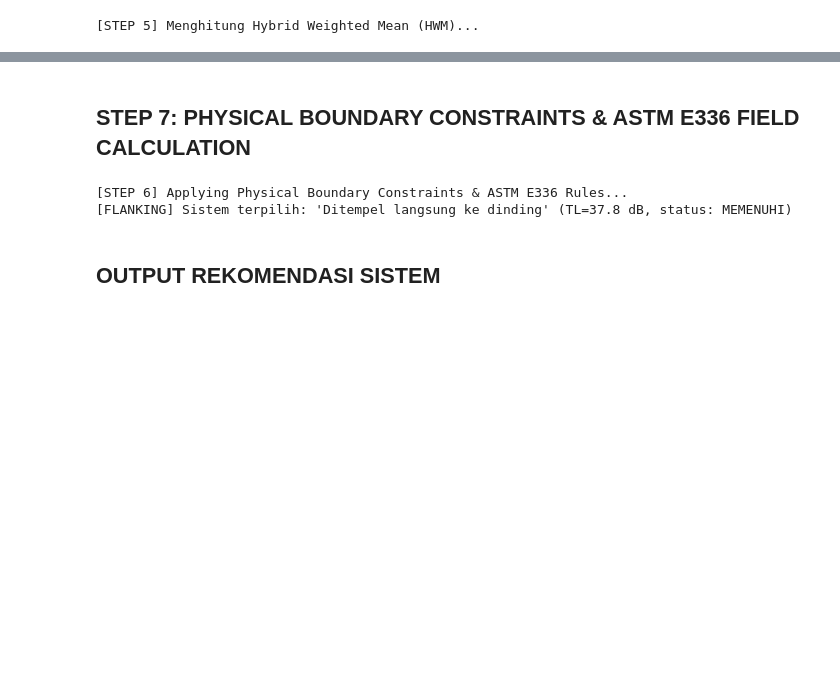
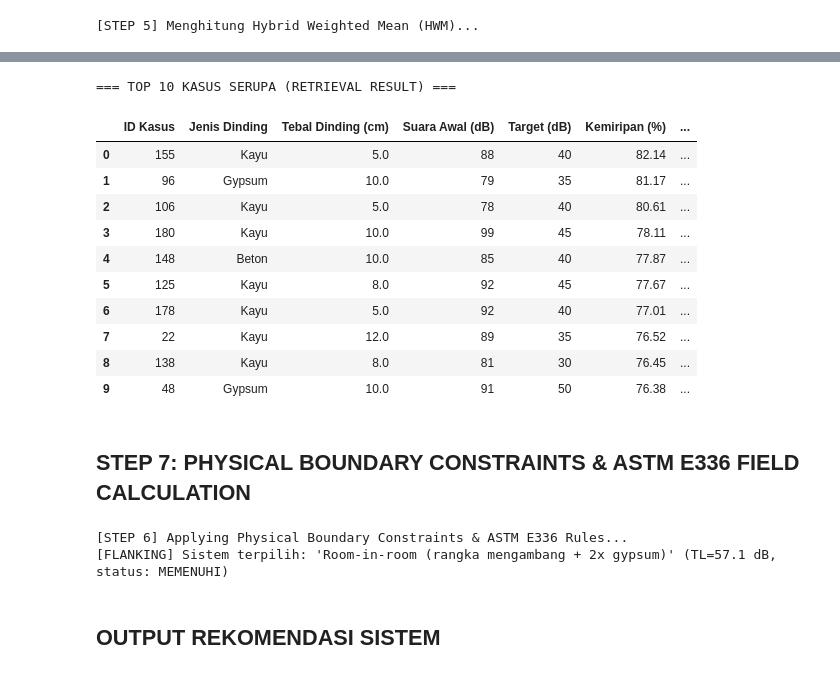
Before and after one commit to galihthecreator/sistem_pakar_old, a Jupyter notebook: sistempakar_old.ipynb, the cells around one changed output, grey strips where cells are left out. Drawn from its saved outputs; the diff is of its cells as text; code cells hidden in the pictures; blank space fills up the shorter version.

```diff
--- a/sistempakar_old.ipynb
+++ b/sistempakar_old.ipynb
@@ -416,15 +606,15 @@ def retrieve_top_k_cases(new_problem_dict, df_base, Wh, K=10, delta_tolerance=30
 # Testing dengan Sampel User Baru
 sample_user_input = {
     'luas_ruangan_m2': 40.0,
-    'jenis_dinding': 'Hebel',
+    'jenis_dinding': 'kayu',
     'ketebalan_dinding_cm': 10.0,
-    'material_dinding': 'Bata ringan AAC',
+    'material_dinding': 'Bata ringan AAC', # ini akan dibuang karena korelasi kuat dengan jenis dinding, jadi supaya tidak redundan
     'luas_dinding_m2': 60.0,
     'sumber_suara': 'Musik / audio',
     'intensitas_suara_awal_db': 85,
     'target_suara_db': 40,
-    'delta_db': 25,
-    'frekuensi_dominan': '250 Hz-4 kHz',
+    'delta_db': 45,
+    'frekuensi_dominan': '250 Hz-4 kHz', # sama seperti material dinding, ini dihapus karena kaitan erat dengan sumber_suara
 }
 
 top_10_candidates = retrieve_top_k_cases(sample_user_input, df_cases, Wh, K=10)
@@ -604,23 +887,63 @@ else:
+# %%
+import pandas as pd
+
+# Memilih kolom yang diminta oleh pengguna dan memberikan penamaan kolom yang rapi
+df_top_10_display = top_10_candidates[[
+    'id',
+    'jenis_dinding',
+    'ketebalan_dinding_cm',
+    'intensitas_suara_awal_db',
+    'target_suara_db',
+    'similarity_pct',
+    'material_peredam'
+]].copy()
+
+# Mengganti nama kolom agar sesuai dengan keinginan pengguna
+df_top_10_display.columns = [
+    'ID Kasus',
+    'Jenis Dinding',
+    'Tebal Dinding (cm)',
+    'Suara Awal (dB)',
+    'Target (dB)',
+    'Kemiripan (%)',
+    'Material Kasus'
+]
+
+print("=== TOP 10 KASUS SERUPA (RETRIEVAL RESULT) ===")
+display(df_top_10_display.reset_index(drop=True))
+# %% [output]
+=== TOP 10 KASUS SERUPA (RETRIEVAL RESULT) ===
+|  | ID Kasus | Jenis Dinding | Tebal Dinding (cm) | Suara Awal (dB) | Target (dB) | Kemiripan (%) | ... |
+| 0 | 155 | Kayu | 5.0 | 88 | 40 | 82.14 | ... |
+| 1 | 96 | Gypsum | 10.0 | 79 | 35 | 81.17 | ... |
+| 2 | 106 | Kayu | 5.0 | 78 | 40 | 80.61 | ... |
+| 3 | 180 | Kayu | 10.0 | 99 | 45 | 78.11 | ... |
+| 4 | 148 | Beton | 10.0 | 85 | 40 | 77.87 | ... |
+| 5 | 125 | Kayu | 8.0 | 92 | 45 | 77.67 | ... |
+| 6 | 178 | Kayu | 5.0 | 92 | 40 | 77.01 | ... |
+| 7 | 22 | Kayu | 12.0 | 89 | 35 | 76.52 | ... |
+| 8 | 138 | Kayu | 8.0 | 81 | 30 | 76.45 | ... |
+| 9 | 48 | Gypsum | 10.0 | 91 | 50 | 76.38 | ... |
 # %% [markdown]
 ## STEP 7: PHYSICAL BOUNDARY CONSTRAINTS & ASTM E336 FIELD CALCULATION
 # %%
 print("[STEP 6] Applying Physical Boundary Constraints & ASTM E336 Rules...")
 
-# ============================================================
 # BAGIAN 1: KOREKSI GEOMETRI & KEBUTUHAN TL (ASTM E336)
-# ============================================================
+
+# untuk standar kelayakan berapa kekuatan minimum yang harus dimiliki material
 S_user = sample_user_input['luas_dinding_m2']
 A_user = sample_user_input['luas_ruangan_m2'] * 0.20 + 5.0
 koreksi_geometri_user = 10 * np.log10(S_user / A_user)
 
 tl_dibutuhkan = sample_user_input['delta_db'] + koreksi_geometri_user
 
-# ============================================================
-# BAGIAN 2: FLANKING RULE — SELALU PILIH DARI DATASET
-# ============================================================
+
+# BAGIAN 2: FLANKING RULE
 # Prioritas sistem berdasarkan kemampuan fisika (urutan ini diambil
 # dari observasi distribusi dataset: sistem yang lebih "berat" muncul
 # pada ΔdB lebih tinggi).
+# memastikan solusi dari dataset bukan karangan dan cukup kuat
 PRIORITAS_SISTEM = [
     'room-in-room',      # kemampuan redam tertinggi
     'double 2x12',       # rangka ganda
@@ -630,16 +953,6 @@ PRIORITAS_SISTEM = [
 ]
 
 def pilih_sistem_dari_dataset(top_df, delta, tl_butuh, cat_weights):
-    """
-    Pilih sistem pemasangan dari kandidat dataset.
-    Aturan:
-    1. Filter kandidat yang TL-nya memenuhi kebutuhan (>= tl_butuh)
-       → ini yang paling penting secara fisika.
-    2. Dari kandidat yang memenuhi, pilih berdasarkan prioritas sistem
-       (dari yang paling kuat ke paling lemah) — tapi hanya jika ada.
-    3. Jika tidak ada satu pun yang memenuhi TL, pilih kandidat dengan
-       TL TERTINGGI (yang terbaik dari yang tersedia), dengan disclaimer.
-    """
     # Langkah 1: filter TL memenuhi
     mask_tl = top_df['estimasi_noise_reduction_db'] >= tl_butuh
     pool = top_df[mask_tl].copy() if mask_tl.any() else top_df.copy()
@@ -671,9 +984,8 @@ adapted_sistem, tl_kandidat_terpilih, status_tl = pilih_sistem_dari_dataset(
 print(f"[FLANKING] Sistem terpilih: '{adapted_sistem}' "
       f"(TL={tl_kandidat_terpilih:.1f} dB, status: {status_tl})")
 
-# ============================================================
 # BAGIAN 3: HITUNG OUTPUT BERBASIS KASUS YANG DIPILIH
-# ============================================================
+
 # Cari baris kandidat yang sesuai dengan sistem terpilih dan similarity tertinggi
 mask_final = top_10_candidates['sistem_pemasangan'] == adapted_sistem
 if mask_final.any():
@@ -683,8 +995,7 @@ if mask_final.any():
 else:
     best_case = top_10_candidates.iloc[0]
 
-# Material dari kasus terbaik (bukan dari HWM rata-rata, karena kita
-# memilih SATU kasus konkret dari dataset)
+# Material dari kasus terbaik
 adapted_material = best_case['material_peredam']
 tl_material_hwm = round(float(best_case['estimasi_noise_reduction_db']), 1)
 tebal_mm = int(round(float(best_case['ketebalan_peredam_mm']) / 5) * 5)
@@ -711,7 +1022,7 @@ else:
     tingkat_rekomendasi = 'Rendah'
 # %% [output]
 [STEP 6] Applying Physical Boundary Constraints & ASTM E336 Rules...
-[FLANKING] Sistem terpilih: 'Ditempel langsung ke dinding' (TL=37.8 dB, status: MEMENUHI)
+[FLANKING] Sistem terpilih: 'Room-in-room (rangka mengambang + 2x gypsum)' (TL=57.1 dB, status: MEMENUHI)
 # %% [markdown]
 ## OUTPUT REKOMENDASI SISTEM
 # %%
```
Also changed, not shown: parts of 22 cells of this notebook, 4 other files.
